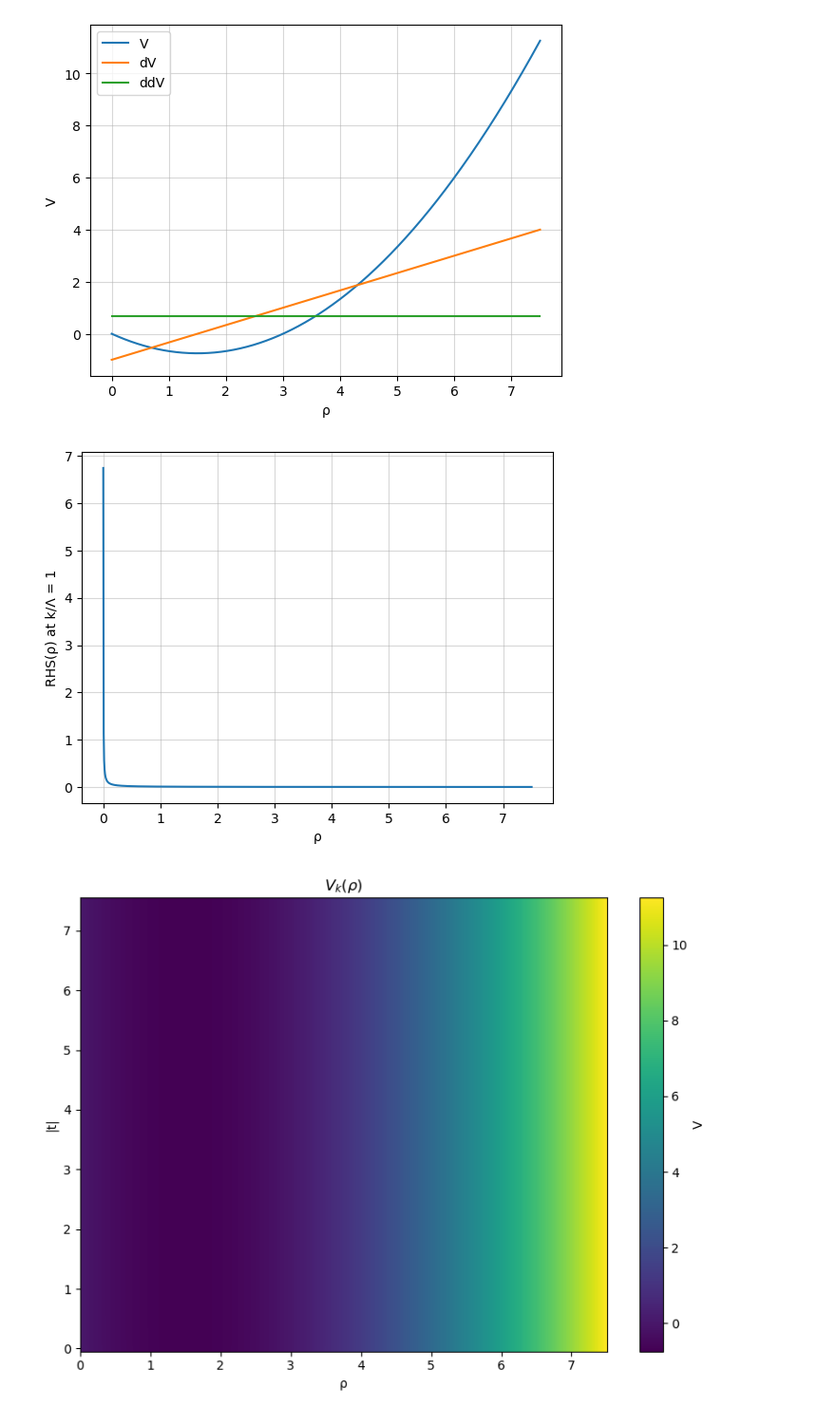
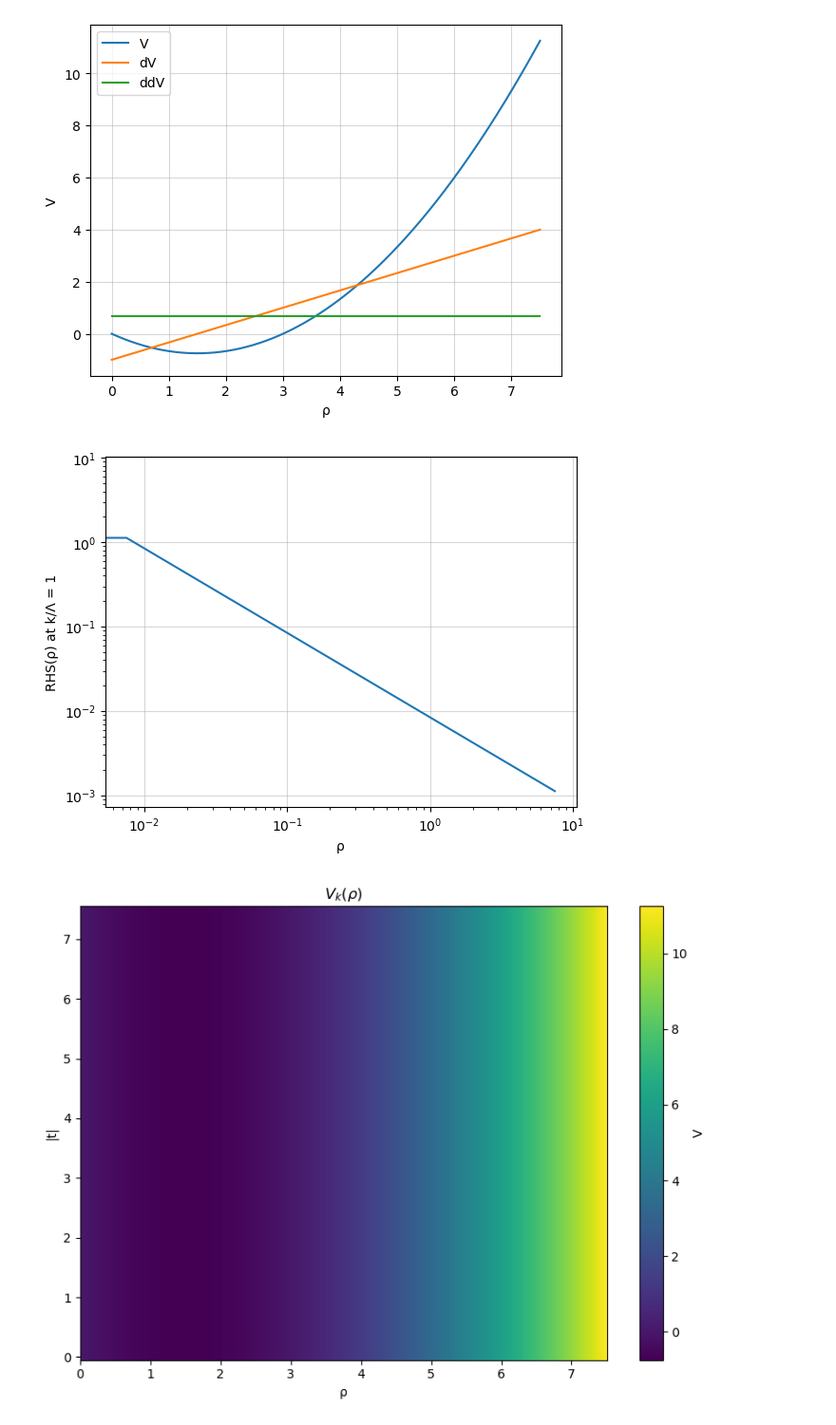
Before and after one commit to kilianroeth/FRG, a Jupyter notebook: plot/plot.ipynb, the cells around one changed output. Shown at 95% size. Drawn from its saved outputs; the diff is of its cells as text; code cells hidden in the pictures.

```diff
--- a/plot/plot.ipynb
+++ b/plot/plot.ipynb
@@ -50,15 +50,17 @@ plt.show()
 # %%
 RHS = np.loadtxt("../results/RHS.txt", skiprows=1, delimiter=",")
 
 ρ = RHS[:,0]
 RHS = RHS[:,1]
 
 plt.plot(ρ,RHS)
 plt.xlabel("ρ")
+plt.xscale("log")
+plt.yscale("log")
 plt.ylabel("RHS(ρ) at k/Λ = 1")
 plt.grid(alpha=0.5)
 # %% [output]
-[figure, old version]
+[figure, new version]
 # %%
 from pathlib import Path
 
```
Also changed, not shown: 11 other files.
